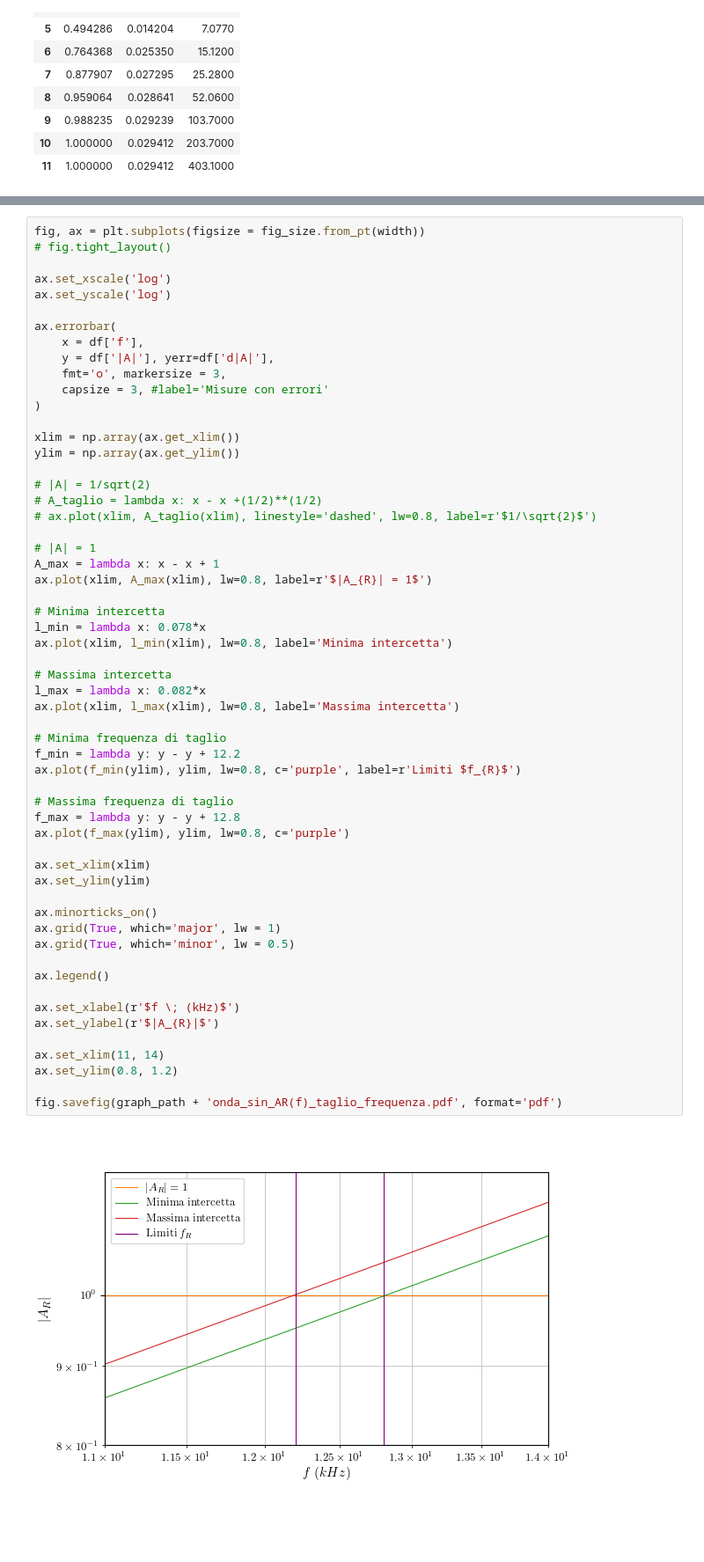
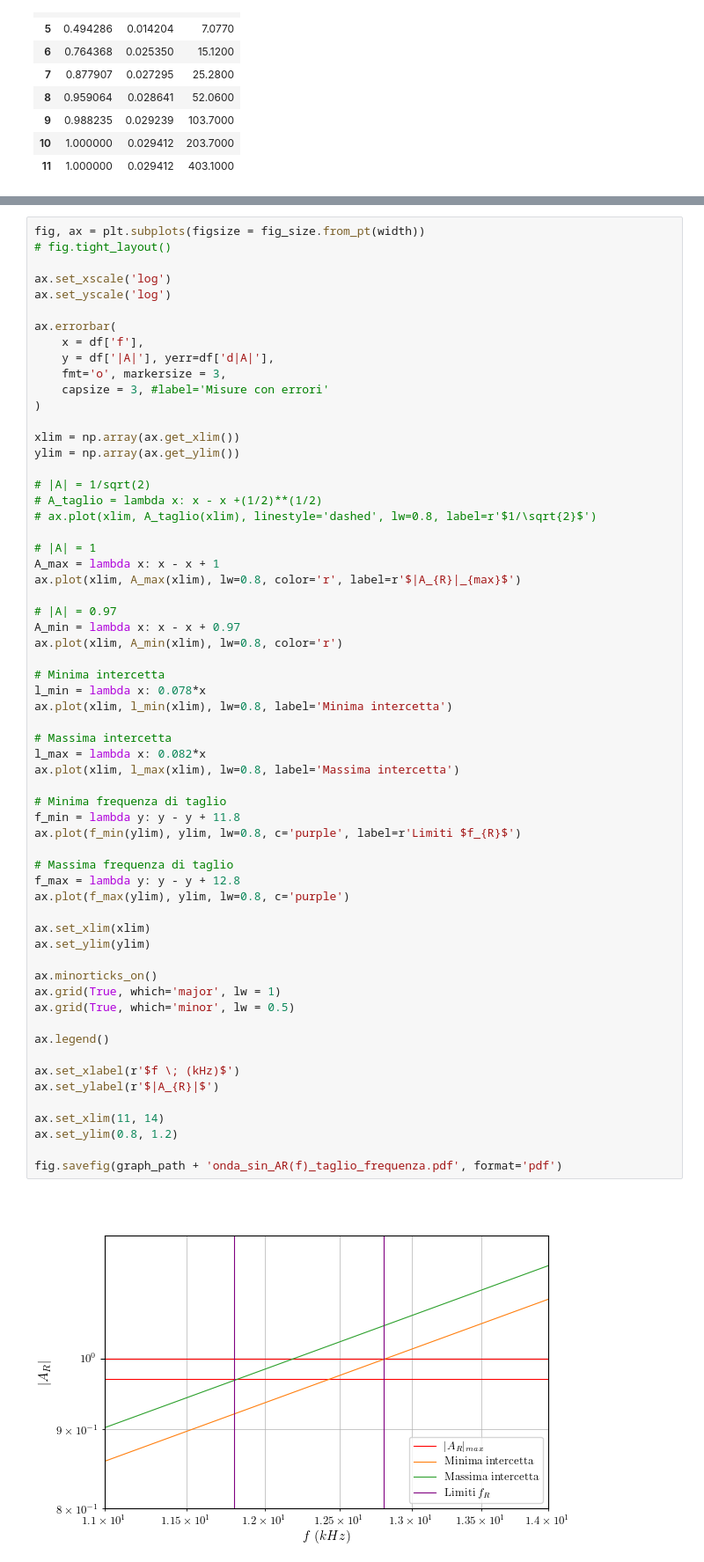
Before and after one commit to Nemoos-0/Lab2-E3, a Jupyter notebook: code/onda_sin_R.ipynb, the cells around one changed output, grey strips where cells are left out. Shown: that part at 88% size. Cells and saved outputs as stored; diff of their text form; blank space fills up the shorter version.

```diff
--- a/code/onda_sin_R.ipynb
+++ b/code/onda_sin_R.ipynb
@@ -299,40 +303,44 @@ ylim = np.array(ax.get_ylim())
 
 # |A| = 1
 A_max = lambda x: x - x + 1
-ax.plot(xlim, A_max(xlim), lw=0.8, label=r'$|A_{R}| = 1$')
+ax.plot(xlim, A_max(xlim), lw=0.8, color='r', label=r'$|A_{R}|_{max}$')
+
+# |A| = 0.97
+A_min = lambda x: x - x + 0.97
+ax.plot(xlim, A_min(xlim), lw=0.8, color='r')
 
 # Minima intercetta
 l_min = lambda x: 0.078*x
 ax.plot(xlim, l_min(xlim), lw=0.8, label='Minima intercetta')
 
 # Massima intercetta
 l_max = lambda x: 0.082*x
 ax.plot(xlim, l_max(xlim), lw=0.8, label='Massima intercetta')
 
 # Minima frequenza di taglio
-f_min = lambda y: y - y + 12.2
+f_min = lambda y: y - y + 11.8
 ax.plot(f_min(ylim), ylim, lw=0.8, c='purple', label=r'Limiti $f_{R}$')
 
 # Massima frequenza di taglio
 f_max = lambda y: y - y + 12.8
 ax.plot(f_max(ylim), ylim, lw=0.8, c='purple')
 
 ax.set_xlim(xlim)
 ax.set_ylim(ylim)
 
 ax.minorticks_on()
 ax.grid(True, which='major', lw = 1)
 ax.grid(True, which='minor', lw = 0.5)
 
 ax.legend()
 
 ax.set_xlabel(r'$f \; (kHz)$')
 ax.set_ylabel(r'$|A_{R}|$')
 
 ax.set_xlim(11, 14)
 ax.set_ylim(0.8, 1.2)
 
 fig.savefig(graph_path + 'onda_sin_AR(f)_taglio_frequenza.pdf', format='pdf')
 # %% [output]
-[figure, old version]
+[figure, new version]
 # %%
```
Also changed, not shown: parts of 9 cells of this notebook, 30 other files.
